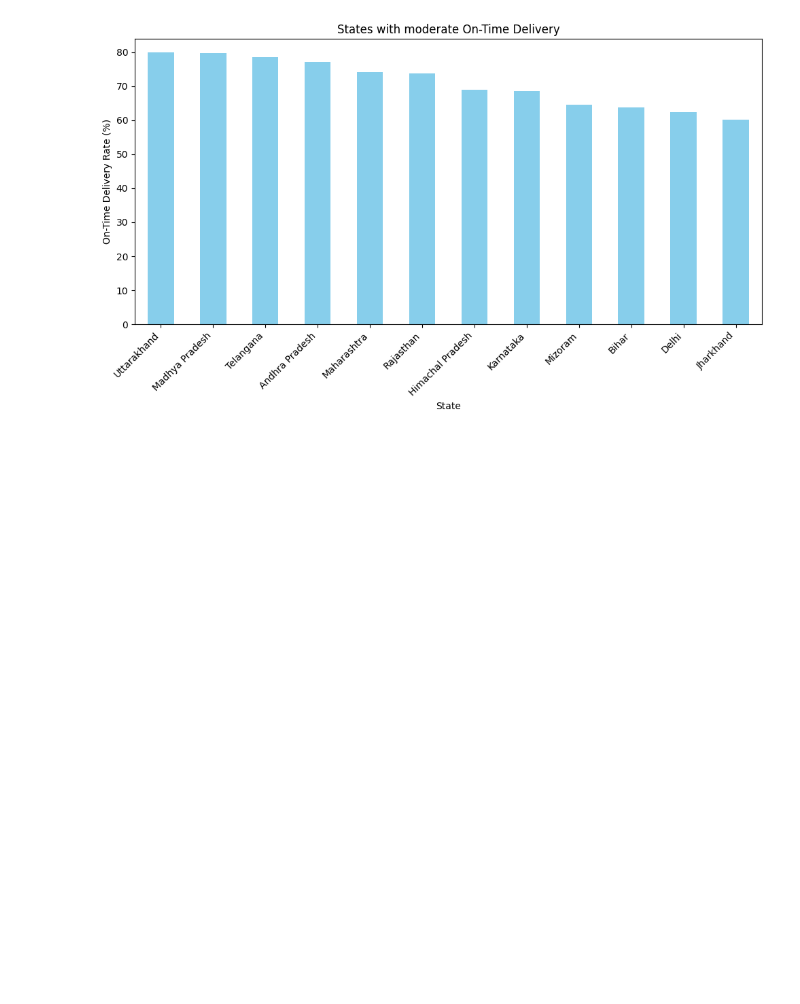
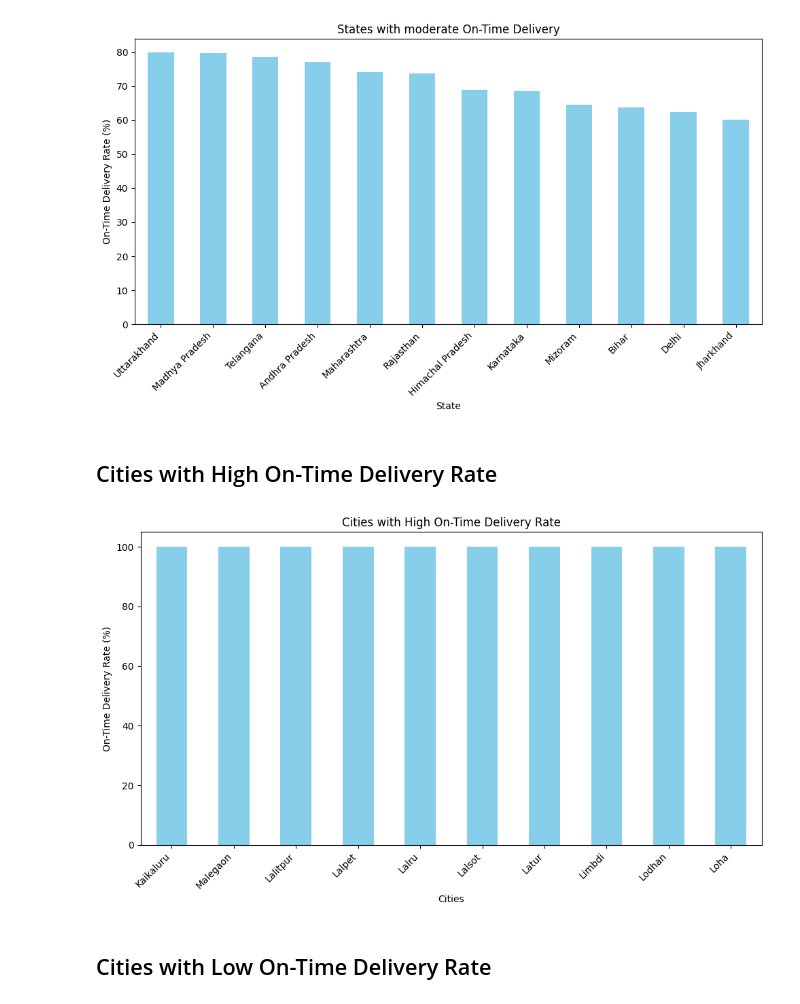
Before and after one commit to nikhilbansal23/DeliveryMarketModelling, a Jupyter notebook: Delivery_Market_Modeling.ipynb, the cells around one changed output. Drawn from its saved outputs; the diff is of its cells as text; code cells hidden in the pictures; blank space fills up the shorter version.

```diff
--- a/Delivery_Market_Modeling.ipynb
+++ b/Delivery_Market_Modeling.ipynb
@@ -370,6 +372,38 @@ plt.tight_layout()
 plt.show()
 # %% [output]
 [figure]
+# %% [markdown]
+## Cities with High On-Time Delivery Rate
+# %%
+# Calculate the total number of deliveries for each state
+total_deliveries_by_state = df['destination_cities'].value_counts()
+
+# Calculate the total number of on-time deliveries for each state
+on_time_deliveries_by_state = df.groupby('destination_cities')['on_time'].sum()
+
+# Calculate the on-time delivery rate for each state
+on_time_delivery_rate_by_state = (on_time_deliveries_by_state / total_deliveries_by_state) * 100
+
+# Sort the on-time delivery rate by state in descending order
+on_time_delivery_rate_by_state_sorted = on_time_delivery_rate_by_state.sort_values(ascending=False)
+
+# Filter states with on-time delivery rate greater than 80%
+on_time_delivery_rate_gt_80 = on_time_delivery_rate_by_state_sorted[on_time_delivery_rate_by_state > 80]
+
+top10 = on_time_delivery_rate_gt_80.head(10)
+# Plot the on-time delivery rate for each state
+plt.figure(figsize=(10, 6))
+top10.plot(kind='bar', color='skyblue')
+plt.title('Cities with High On-Time Delivery Rate')
+plt.xlabel('Cities')
+plt.ylabel('On-Time Delivery Rate (%)')
+plt.xticks(rotation=45, ha='right')
+plt.tight_layout()
+plt.show()
+# %% [output]
+[figure, added]
+# %% [markdown]
+## Cities with Low On-Time Delivery Rate
 # %%
 # Calculate the total number of deliveries for each state
 total_deliveries_by_state = df['destination_cities'].value_counts()
```
Also changed, not shown: parts of 15 cells of this notebook.
